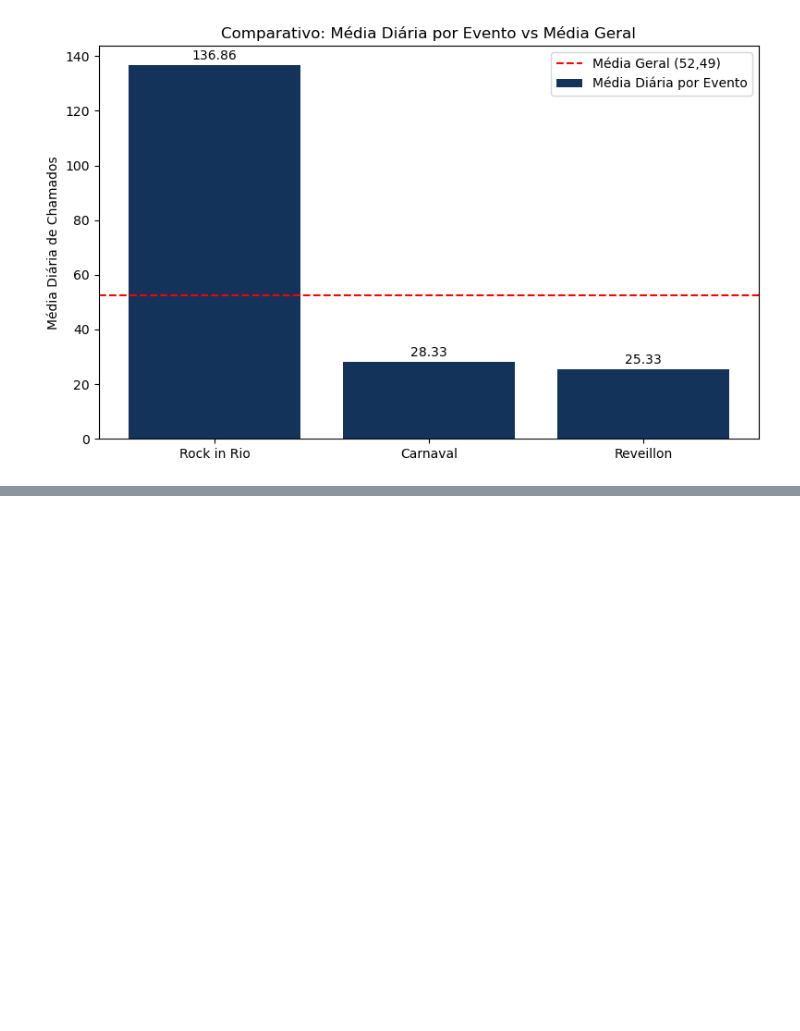
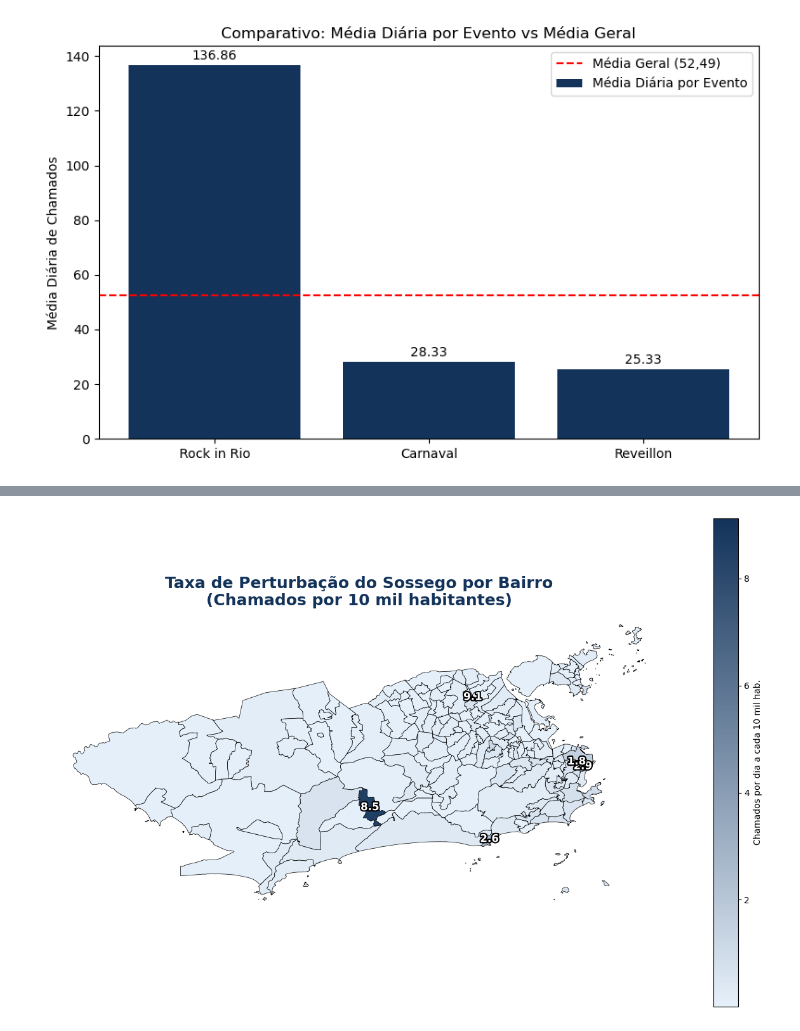
Before and after one commit to uligomesoliveira-beep/desafio-analista-dados-cv-ulisses-gomes, a Jupyter notebook: analise_python.ipynb, the cells around one changed output, grey strips where cells are left out. Drawn from its saved outputs; the diff is of its cells as text; code cells hidden in the pictures; blank space fills up the shorter version.

Commit message:
novas analises

```diff
--- a/analise_python.ipynb
+++ b/analise_python.ipynb
@@ -322,0 +462,18 @@ Com a adição desse prisma analítico, poderíamos aumentar o nexo causal entre
+# %%
+# 1. Vamos pegar só as colunas que importam da tabela do Censo
+df_censo_filtrado = df_populacao[['codbairro', 'Total_de_pessoas_2022']].copy()
+
+# 2. Vamos garantir que o código do bairro seja tratado como 'texto' (string) nas duas tabelas
+df_censo_filtrado['codbairro'] = df_censo_filtrado['codbairro'].astype(str)
+df_mapa['id_bairro'] = df_mapa['id_bairro'].astype(str)
+
+# 3. O cruzamento (Merge)! Juntando o mapa com a população
+df_mapa = df_mapa.merge(df_censo_filtrado, left_on='id_bairro', right_on='codbairro', how='left')
+
+# 4. Tratamento de segurança (se algum bairro veio sem população, colocamos 1 para não dar erro de divisão por zero)
+df_mapa['Total_de_pessoas_2022'] = df_mapa['Total_de_pessoas_2022'].fillna(1)
+
+# 5. FINALMENTE: Calculando a taxa de chamados por 10 mil habitantes!
+df_mapa['taxa_media_10k'] = (df_mapa['media_diaria'] / df_mapa['Total_de_pessoas_2022']) * 10000
+
+print("✅ SUCESSO! A coluna 'taxa_media_10k' foi criada com os dados reais do Censo 2022!")
@@ -322,0 +482,61 @@ Com a adição desse prisma analítico, poderíamos aumentar o nexo causal entre
+# %%
+import matplotlib.pyplot as plt
+import matplotlib.colors as mcolors
+import matplotlib.patheffects as path_effects # 🪄 Importando a ferramenta de efeitos visuais!
+import geopandas as gpd
+
+# ==============================================================================
+# Passo 0: Criar a nova métrica (Taxa por 10 mil habitantes)
+# Adaptação feita: Troquei 'populacao' por 'Total_de_pessoas_2022'
+# ==============================================================================
+df_mapa['taxa_media_10k'] = (df_mapa['media_diaria'] / df_mapa['Total_de_pessoas_2022']) * 10000
+
+# 1. Criar o "degradê" personalizado com o seu azul exato
+cor_escura = "#13335a"
+cor_clara = "#e6f0fa" # Um azul bem clarinho para os bairros com pouca ocorrência
+meu_cmap = mcolors.LinearSegmentedColormap.from_list("AzulCasaCivil", [cor_clara, cor_escura])
+
+# 2. Devolver os "superpoderes" de mapa para a tabela
+df_mapa = gpd.GeoDataFrame(df_mapa, geometry='geometry')
+
+# 3. Configurar o tamanho da imagem
+fig, ax = plt.subplots(figsize=(16, 10))
+
+# 4. Desenhar o mapa (AGORA USANDO A NOVA TAXA!)
+df_mapa.plot(column='taxa_media_10k',  # <-- Mudamos de 'media_diaria' para a nova taxa
+             cmap=meu_cmap,
+             linewidth=0.5,
+             edgecolor='black', # Bordas pretas ou cinzas para destacar as divisões
+             legend=True,
+             legend_kwds={'label': "Chamados por dia a cada 10 mil hab."}, # Legenda explicativa
+             ax=ax)
+
+# 5. Selecionar os TOP 5 bairros para receberem o rótulo de texto (AGORA PELA TAXA!)
+top_bairros = df_mapa.nlargest(5, 'taxa_media_10k')
+
+# 6. Iterar sobre esses top bairros para "carimbar" o valor no mapa
+for idx, linha in top_bairros.iterrows():
+    # Encontra o centro geográfico do bairro
+    x = linha.geometry.centroid.x
+    y = linha.geometry.centroid.y
+
+    # Pega o valor da TAXA e formata com 1 casa decimal
+    valor_texto = f"{linha['taxa_media_10k']:.1f}"
+
+    # Escreve o número no mapa usando o path_effects para dar destaque
+    ax.text(x, y, valor_texto,
+            fontsize=12,
+            fontweight='bold',
+            color='white', # Letra branca para dar contraste com o azul escuro
+            ha='center', va='center',
+            path_effects=[path_effects.withStroke(linewidth=3, foreground="black")])
+
+# 7. Remover as bordas e os eixos (latitude/longitude) para ficar limpo
+ax.axis('off')
+
+# 8. Título atualizado para refletir a nova lógica
+plt.title("Taxa de Perturbação do Sossego por Bairro\n(Chamados por 10 mil habitantes)",
+          fontsize=18, fontweight='bold', color=cor_escura)
+plt.show()
+# %% [output]
+[figure, added]
```
Also changed, not shown: parts of 21 cells of this notebook, 1 other file.
